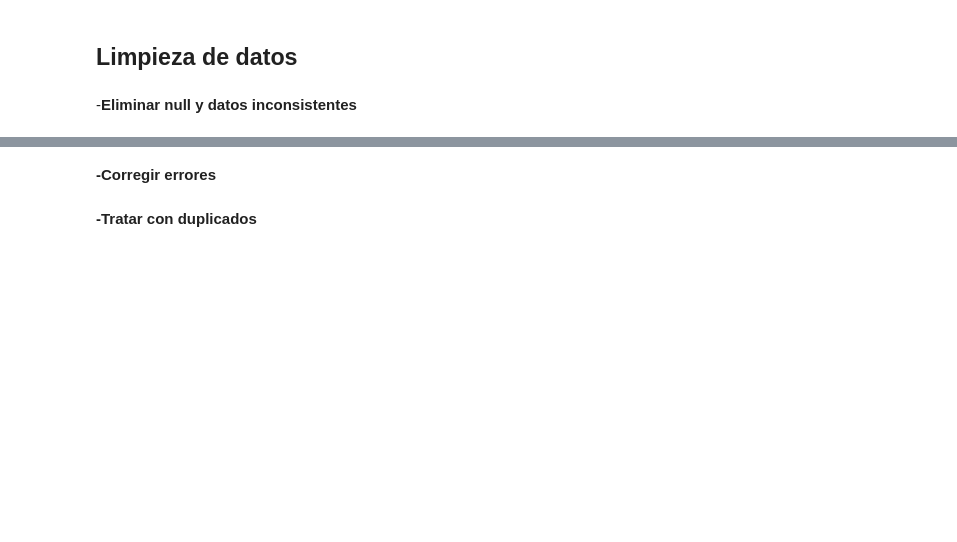
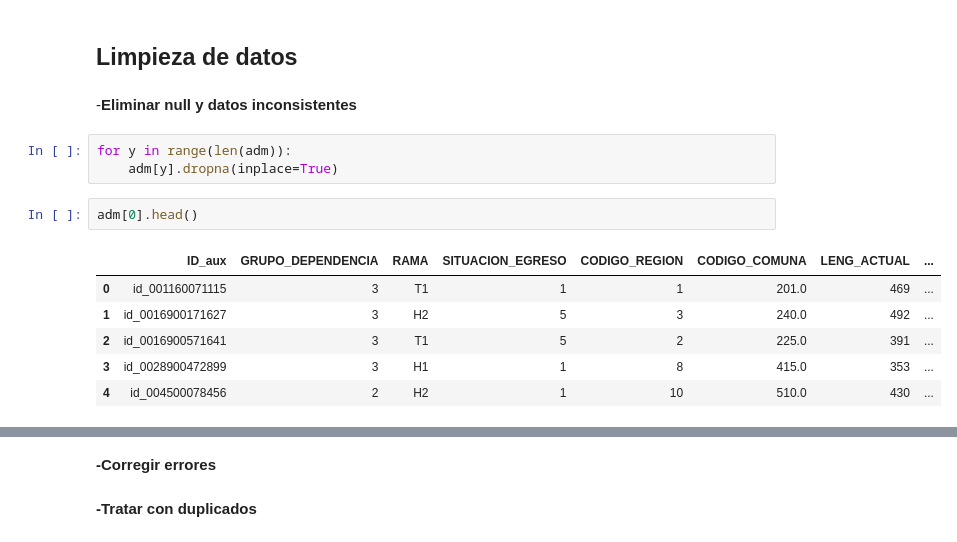
Before and after one commit to Proyecto-IMT-2200/2025-2, a Jupyter notebook: Borrador_Proyecto.ipynb, the cells around one changed output, grey strips where cells are left out. Drawn from its saved outputs; the diff is of its cells as text; blank space fills up the shorter version.

```diff
--- a/Borrador_Proyecto.ipynb
+++ b/Borrador_Proyecto.ipynb
@@ -161,3 +132,15 @@ Index(['ID_aux', 'RBD', 'COD_ENS', 'GRUPO_DEPENDENCIA', 'RAMA_EDUCACIONAL',
 ## Limpieza de datos
 # %% [markdown]
 -**Eliminar null y datos inconsistentes**
+# %%
+for y in range(len(adm)):
+    adm[y].dropna(inplace=True)
+# %%
+adm[0].head()
+# %% [output]
+|  | ID_aux | GRUPO_DEPENDENCIA | RAMA | SITUACION_EGRESO | CODIGO_REGION | CODIGO_COMUNA | LENG_ACTUAL | ... |
+| 0 | id_001160071115 | 3 | T1 | 1 | 1 | 201.0 | 469 | ... |
+| 1 | id_0016900171627 | 3 | H2 | 5 | 3 | 240.0 | 492 | ... |
+| 2 | id_0016900571641 | 3 | T1 | 5 | 2 | 225.0 | 391 | ... |
+| 3 | id_0028900472899 | 3 | H1 | 1 | 8 | 415.0 | 353 | ... |
+| 4 | id_004500078456 | 2 | H2 | 1 | 10 | 510.0 | 430 | ... |
```
Also changed, not shown: parts of 4 cells of this notebook.
